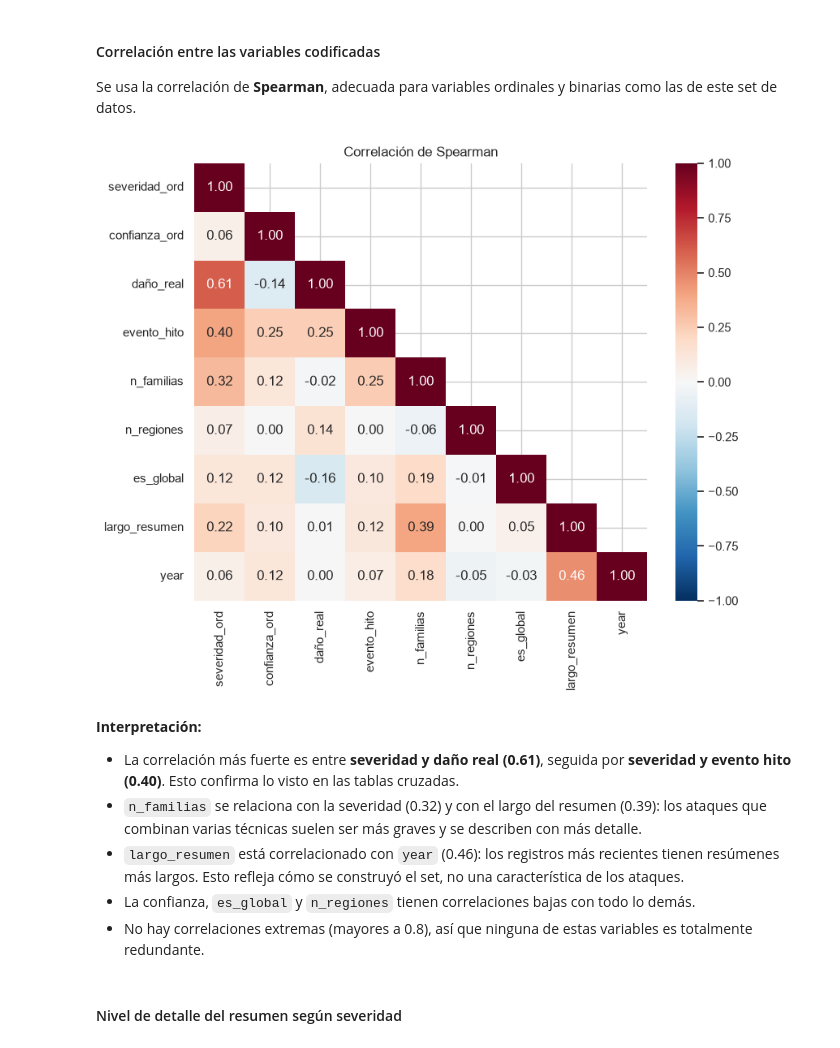
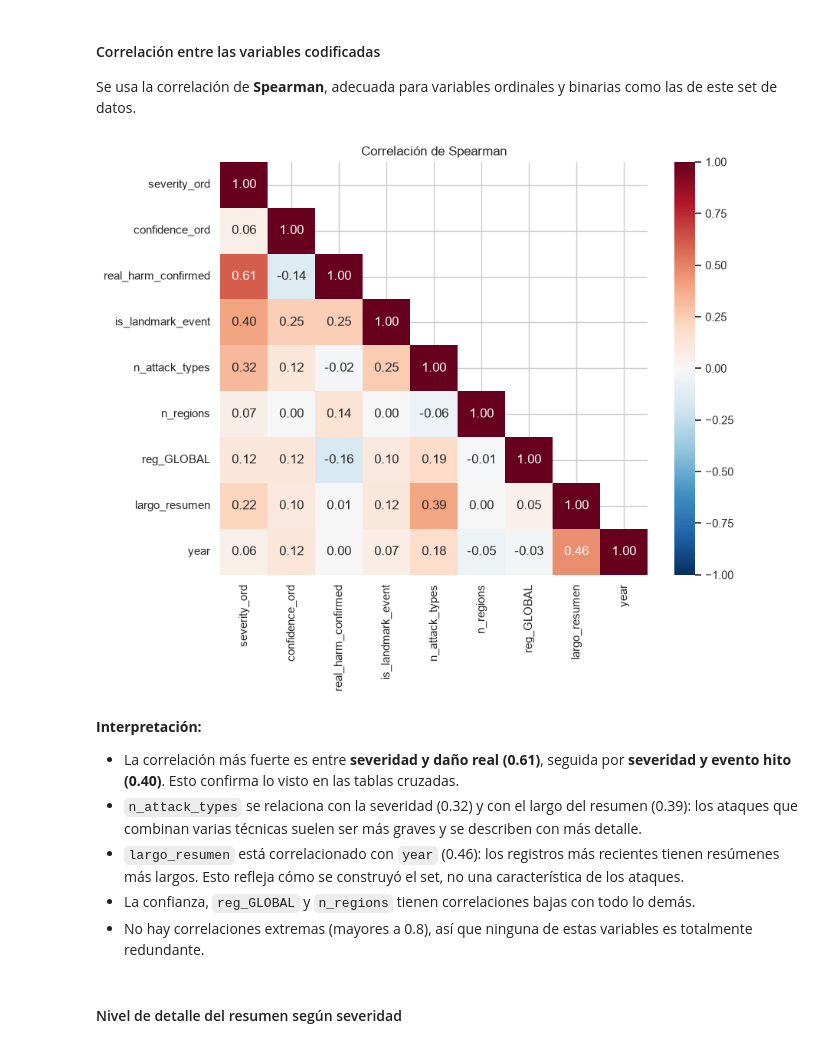
Before and after one commit to jeriel169017-a11y/Mineria-1, a Jupyter notebook: 01_Diccionario_EDA_Incidentes_IA.ipynb, the cells around one changed output. Saved outputs shown, nothing was run; the diff lists cells and outputs as text; code cells hidden in the pictures.

```diff
--- a/01_Diccionario_EDA_Incidentes_IA.ipynb
+++ b/01_Diccionario_EDA_Incidentes_IA.ipynb
@@ -32,5 +37,7 @@ Cada fila del archivo es un **incidente, investigación, política o reporte rel
 # %%
-df = pd.read_csv("ai_agent_incidents.csv")
-print(f"Registros: {df.shape[0]}  |  Variables: {df.shape[1]}")
+df = pd.read_csv("incidentes_limpio.csv")
+referencia = pd.read_csv("incidentes_referencia.csv")
+print(f"Datos limpios: {df.shape[0]} registros y {df.shape[1]} variables")
+print(f"Referencia: {referencia.shape[0]} registros y {referencia.shape[1]} variables")
 df.head()
 # %% [output]
@@ -288,0 +277,17 @@ pd.DataFrame({"Familia": nombres_familias}).rename_axis("Código")
+# %%
+datos = df.copy()
+datos["date"] = pd.to_datetime(datos["date"])
+datos = datos.drop(columns=["source_count"])
+
+datos = datos.merge(referencia[["incident_id", "summary", "primary_source_url"]], on="incident_id", validate="one_to_one")
+datos["dominio_fuente"] = datos["primary_source_url"].str.extract(r"https?://(?:www\.)?([^/]+)")[0]
+datos["largo_resumen"] = datos["summary"].str.len()
+datos = datos.drop(columns=["summary", "primary_source_url"])
+
+orden_severidad = ["info", "low", "medium", "high", "critical"]
+familias = datos[columnas_ataque].rename(columns=lambda columna: columna.removeprefix("atk_"))
+regiones = datos[columnas_region].rename(columns=lambda columna: columna.removeprefix("reg_"))
+
+print("Forma después de la preparación:", datos.shape)
+datos[["severity", "severity_ord", "confidence_level", "confidence_ord", "attack_type_code",
+       "n_attack_types", "region", "reg_GLOBAL", "n_regions", "dominio_fuente", "largo_resumen"]].head()
@@ -538,23 +550,23 @@ plt.show()
 
 Se usa la correlación de **Spearman**, adecuada para variables ordinales y binarias como las de este set de datos.
 # %%
-variables_numericas = ["severidad_ord", "confianza_ord", "daño_real", "evento_hito",
-                       "n_familias", "n_regiones", "es_global", "largo_resumen", "year"]
+variables_numericas = ["severity_ord", "confidence_ord", "real_harm_confirmed", "is_landmark_event",
+                       "n_attack_types", "n_regions", "reg_GLOBAL", "largo_resumen", "year"]
 correlacion = datos[variables_numericas].corr(method="spearman")
 mascara = np.triu(np.ones_like(correlacion, dtype=bool), k=1)
 plt.figure(figsize=(9, 7))
 sns.heatmap(correlacion, mask=mascara, annot=True, fmt=".2f", cmap="RdBu_r", vmin=-1, vmax=1)
 plt.title("Correlación de Spearman")
 plt.show()
 # %% [output]
-[figure, old version]
+[figure, new version]
 # %% [markdown]
 **Interpretación:**
 
 - La correlación más fuerte es entre **severidad y daño real (0.61)**, seguida por **severidad y evento hito (0.40)**. Esto confirma lo visto en las tablas cruzadas.
-- `n_familias` se relaciona con la severidad (0.32) y con el largo del resumen (0.39): los ataques que combinan varias técnicas suelen ser más graves y se describen con más detalle.
+- `n_attack_types` se relaciona con la severidad (0.32) y con el largo del resumen (0.39): los ataques que combinan varias técnicas suelen ser más graves y se describen con más detalle.
 - `largo_resumen` está correlacionado con `year` (0.46): los registros más recientes tienen resúmenes más largos. Esto refleja cómo se construyó el set, no una característica de los ataques.
-- La confianza, `es_global` y `n_regiones` tienen correlaciones bajas con todo lo demás.
+- La confianza, `reg_GLOBAL` y `n_regions` tienen correlaciones bajas con todo lo demás.
 - No hay correlaciones extremas (mayores a 0.8), así que ninguna de estas variables es totalmente redundante.
 # %% [markdown]
 #### Nivel de detalle del resumen según severidad
```
Also changed, not shown: parts of 29 cells of this notebook, 6 other files.
